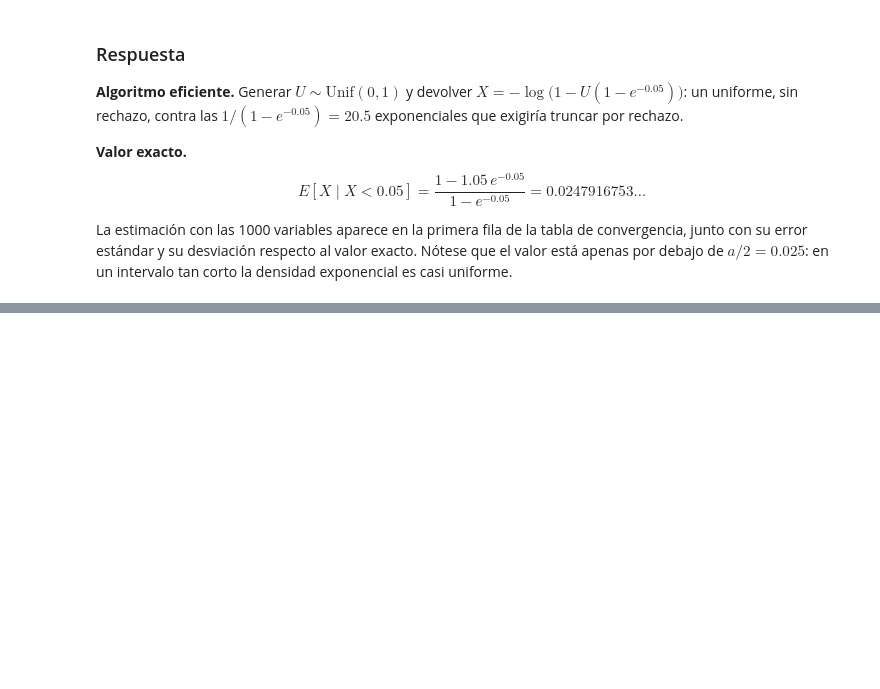
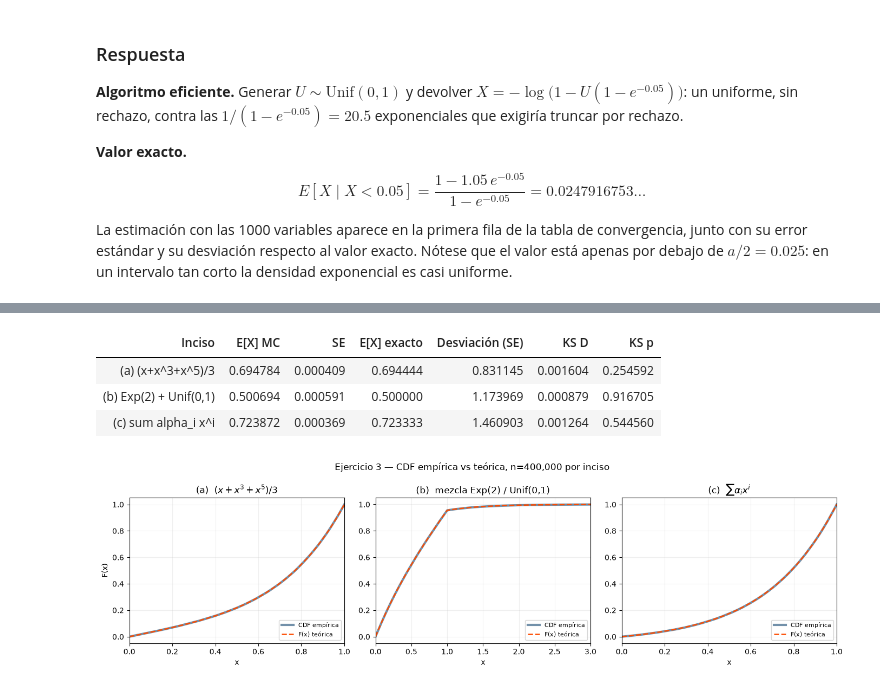
Before and after one commit to fabianpradod/mod-practica2, a Jupyter notebook: Practica_2_Generacion_de_Variables_Aleatorias_Continuas.ipynb, the cells around one changed output, grey strips where cells are left out. Cells and saved outputs as stored; diff of their text form; code cells hidden in the pictures; blank space fills up the shorter version.

```diff
--- a/Practica_2_Generacion_de_Variables_Aleatorias_Continuas.ipynb
+++ b/Practica_2_Generacion_de_Variables_Aleatorias_Continuas.ipynb
@@ -145,0 +239,73 @@ La estimación con las 1000 variables aparece en la primera fila de la tabla de
+# %%
+N3 = 400_000
+
+# --- (a) F(x) = (x + x^3 + x^5)/3 --------------------------------------------
+pot_a = np.array([1, 3, 5])
+pesos_a = np.full(3, 1 / 3)
+gens_a = [(lambda i: (lambda m: rng.random(m) ** (1 / i)))(i) for i in pot_a]
+Xa = generar_composicion(pesos_a, gens_a, N3)
+Fa = lambda x: (np.asarray(x, float) + np.asarray(x, float) ** 3 + np.asarray(x, float) ** 5) / 3
+media_a = np.sum(pesos_a * pot_a / (pot_a + 1))
+assert np.isclose(media_a, 25 / 36)
+
+# --- (b) mezcla de Exp(2) y Unif(0,1) ----------------------------------------
+pesos_b = np.array([1 / 3, 2 / 3])
+gens_b = [lambda m: rng.exponential(0.5, m), lambda m: rng.random(m)]
+Xb = generar_composicion(pesos_b, gens_b, N3)
+def Fb(x):
+    x = np.asarray(x, float)
+    return np.where(x < 1, (1 - np.exp(-2 * x) + 2 * x) / 3, (3 - np.exp(-2 * x)) / 3)
+# La descomposición debe reproducir la F del enunciado en ambos tramos.
+_x = np.linspace(0, 8, 20_001)
+assert np.max(np.abs(Fb(_x) - ((1 / 3) * (1 - np.exp(-2 * _x)) + (2 / 3) * np.minimum(_x, 1.0)))) < 1e-12
+media_b = 0.5
+
+# --- (c) F(x) = sum alpha_i x^i ----------------------------------------------
+alpha = np.array([0.15, 0.25, 0.10, 0.30, 0.20])
+pot_c = np.arange(1, len(alpha) + 1)
+assert np.isclose(alpha.sum(), 1.0) and np.all(alpha >= 0)
+gens_c = [(lambda i: (lambda m: rng.random(m) ** (1 / i)))(i) for i in pot_c]
+Xc = generar_composicion(alpha, gens_c, N3)
+Fc = lambda x: sum(a * np.asarray(x, float) ** i for a, i in zip(alpha, pot_c))
+media_c = np.sum(alpha * pot_c / (pot_c + 1))
+
+filas = []
+for nombre, X, F, exacto in [("(a) (x+x^3+x^5)/3", Xa, Fa, media_a),
+                             ("(b) Exp(2) + Unif(0,1)", Xb, Fb, media_b),
+                             ("(c) sum alpha_i x^i", Xc, Fc, media_c)]:
+    est, se = X.mean(), se_media(X)
+    ks = stats.kstest(X, F)
+    filas.append({"Inciso": nombre, "E[X] MC": est, "SE": se, "E[X] exacto": exacto,
+                  "Desviación (SE)": z_desviacion(est, exacto, se),
+                  "KS D": ks.statistic, "KS p": ks.pvalue})
+res3 = pd.DataFrame(filas)
+display(tabla(res3, 6))
+assert np.all(res3["KS p"] > 0.01)
+# %% [output]
+| Inciso | E[X] MC | SE | E[X] exacto | Desviación (SE) | KS D | KS p |
+| (a) (x+x^3+x^5)/3 | 0.694784 | 0.000409 | 0.694444 | 0.831145 | 0.001604 | 0.254592 |
+| (b) Exp(2) + Unif(0,1) | 0.500694 | 0.000591 | 0.500000 | 1.173969 | 0.000879 | 0.916705 |
+| (c) sum alpha_i x^i | 0.723872 | 0.000369 | 0.723333 | 1.460903 | 0.001264 | 0.544560 |
+# %%
+fig, axes = plt.subplots(1, 3, figsize=(14, 4))
+paneles = [("(a)  $(x+x^3+x^5)/3$", Xa, Fa, 0, 1),
+           ("(b)  mezcla Exp(2) / Unif(0,1)", Xb, Fb, 0, 3),
+           ("(c)  $\\sum\\alpha_i x^i$", Xc, Fc, 0, 1)]
+for ax, (titulo, X, F, lo, hi) in zip(axes, paneles):
+    xs = np.linspace(lo, hi, 500)
+    Xo = np.sort(X)
+    emp = np.arange(1, Xo.size + 1) / Xo.size
+    paso = max(1, Xo.size // 2000)
+    ax.plot(Xo[::paso], emp[::paso], linewidth=3, alpha=.55, color=NAVY, label="CDF empírica")
+    ax.plot(xs, F(xs), linestyle="--", linewidth=1.8, color=ORANGE, label="F(x) teórica")
+    ax.set_xlim(lo, hi)
+    ax.set_title(titulo)
+    ax.set_xlabel("x")
+    ax.grid(alpha=.2)
+    ax.legend(loc="lower right", fontsize=8)
+axes[0].set_ylabel("F(x)")
+fig.suptitle(f"Ejercicio 3 — CDF empírica vs teórica, n={N3:,} por inciso")
+plt.tight_layout()
+plt.show()
+# %% [output]
+[figure, added]
```
Also changed, not shown: parts of 5 cells of this notebook.
